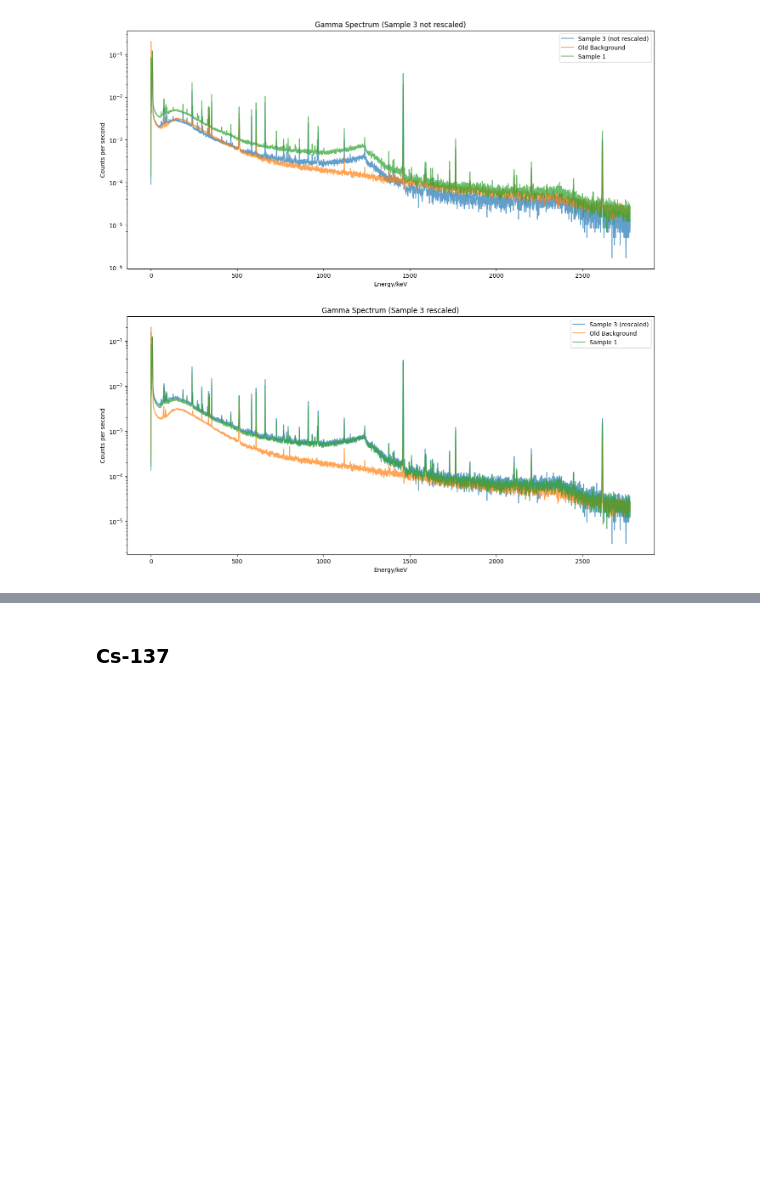
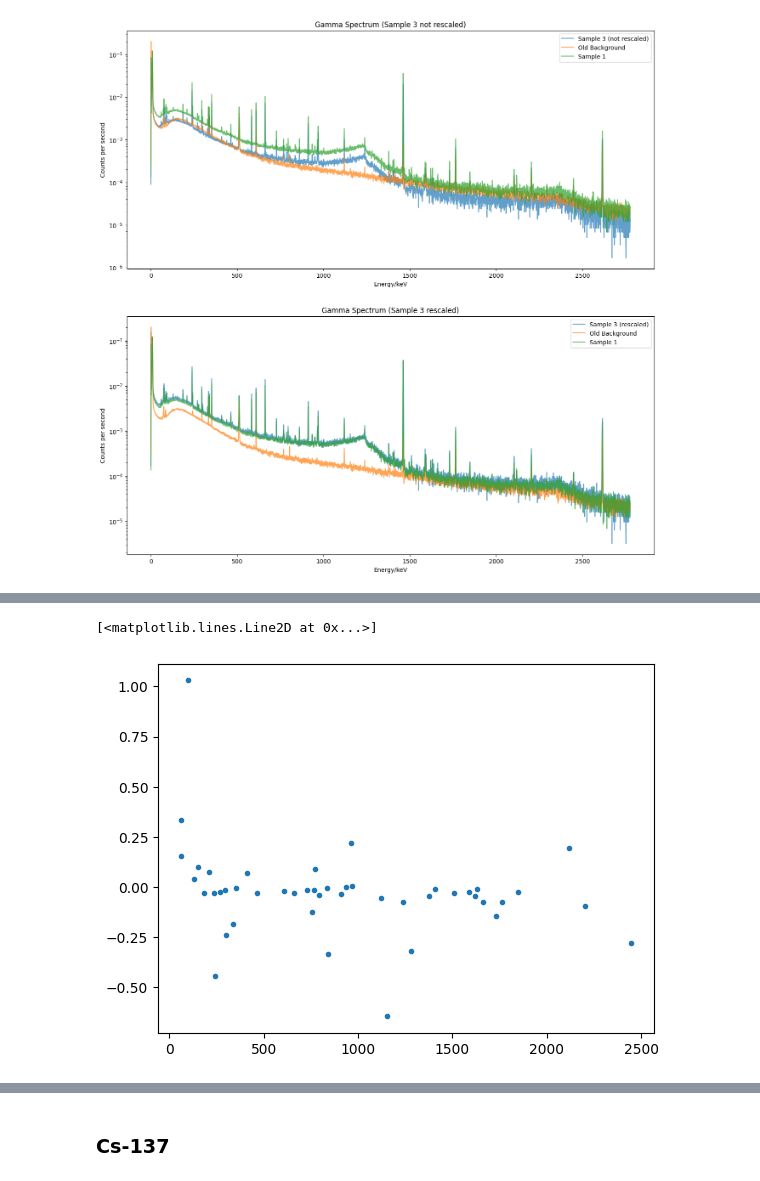
Before and after one commit to ngcnpeter/HPGe_lab_y3, a Jupyter notebook: spectal_analysis.ipynb, the cells around one changed output, grey strips where cells are left out. Drawn from its saved outputs; the diff is of its cells as text; code cells hidden in the pictures; blank space fills up the shorter version.

```diff
--- a/spectal_analysis.ipynb
+++ b/spectal_analysis.ipynb
@@ -283,6 +295,8 @@ $n = -b/a, \Delta n = |n * \sqrt{(\Delta a / a)^2+(\Delta b / b)^2}| $
 # %%
 p_new = [1/popt_peak[0],-popt_peak[1]/popt_peak[0]]
 p_new_err = [perr_peak[0]/popt_peak[0]**2,abs(p_new[1]*np.sqrt(np.sum((perr_peak/popt_peak)**2)))]
+def chan_to_energy(Ch):
+    return p_new[0]*Ch+p_new[1]
 
 print(f'Linear fit (energy to channel) using peak energy: E = {p_new[0]:.6f}Ch {p_new[1]:.6f}')
 print(f'Original quadratic fit (energy to channel) : E = {a:.6g}Ch^2 + {b:.6f}Ch + {c}' )
@@ -688,0 +903,9 @@ for n in range(2):
+# %%
+peak_info_df.reset_index(drop = True,inplace = True)
+peak_info_df#[peak_info_df['peak h'] < 0]
+iaea_df_fit = iaea_df.merge(peak_info_df,on = 'nndc_peak_energy')
+#[['nndc_peak_energy','Centroid','mu','Peak_CPS','h', 'FWHM', 'sigma']]
+plt.plot(iaea_df_fit['nndc_peak_energy'],iaea_df_fit['sigma']-iaea_df_fit['FWHM']/2.35,'.')
+# %% [output]
+[<matplotlib.lines.Line2D at 0x...>]
+[figure, added]
```
Also changed, not shown: parts of 34 cells of this notebook, 22 other files.
